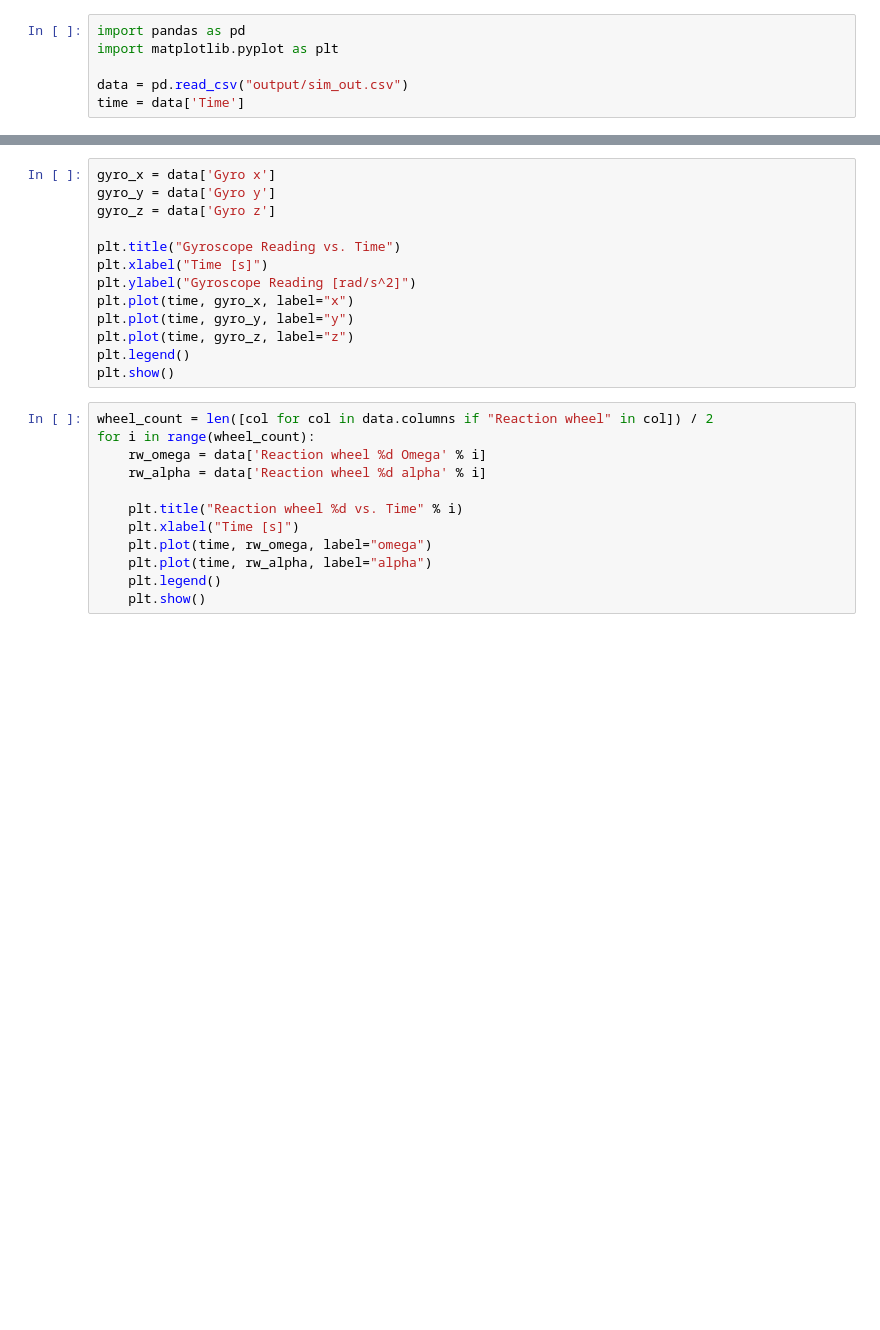
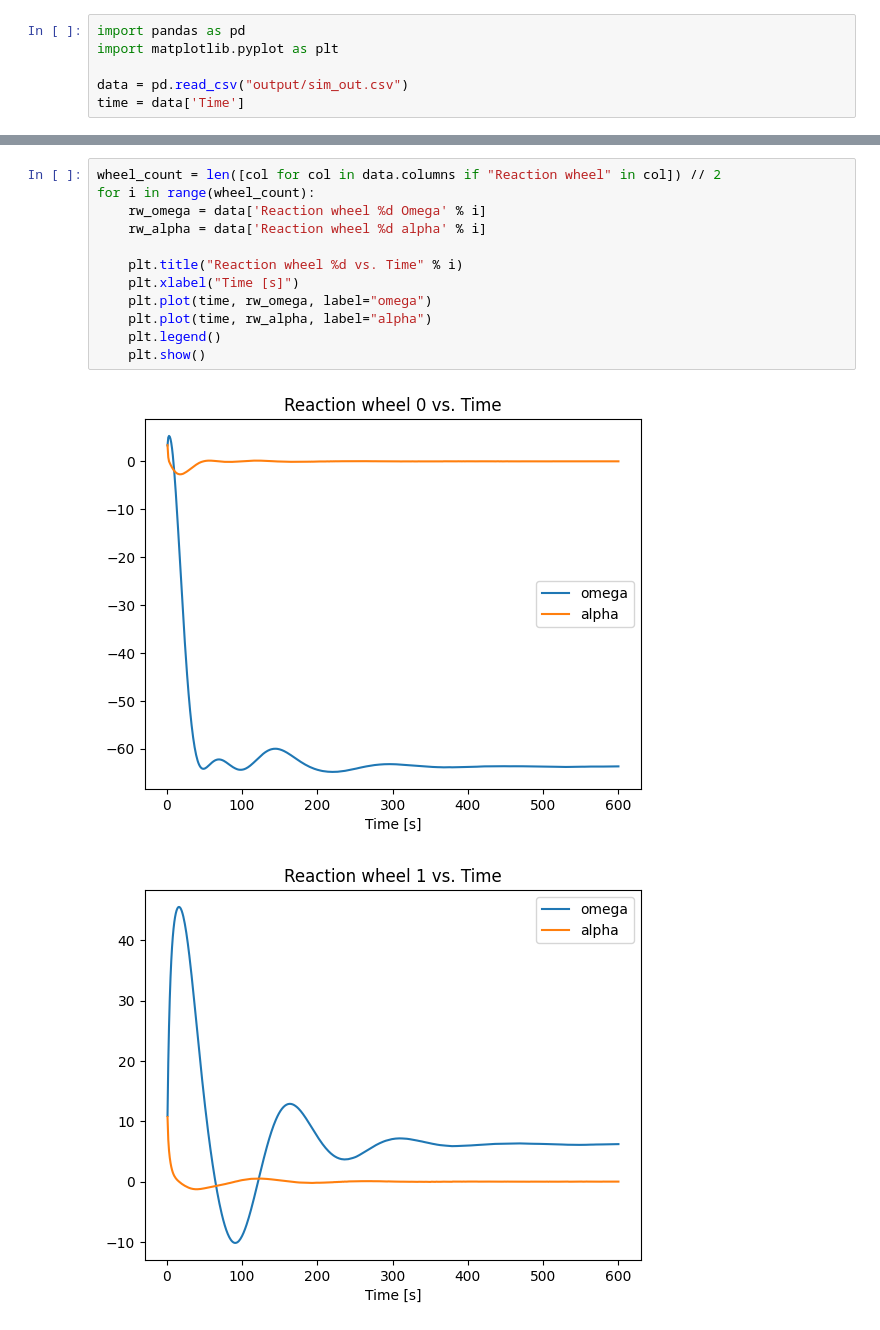
Before and after one commit to queens-satellite-team/adcs, a Jupyter notebook: csdc-6/adcs-simulation/cpp/visualization.ipynb, the cells around one changed output, grey strips where cells are left out. Saved outputs shown, nothing was run; the diff lists cells and outputs as text; blank space fills up the shorter version.

```diff
--- a/csdc-6/adcs-simulation/cpp/visualization.ipynb
+++ b/csdc-6/adcs-simulation/cpp/visualization.ipynb
@@ -59,25 +67,15 @@ plt.show()
-# %%
-gyro_x = data['Gyro x']
-gyro_y = data['Gyro y']
-gyro_z = data['Gyro z']
-
-plt.title("Gyroscope Reading vs. Time")
-plt.xlabel("Time [s]")
-plt.ylabel("Gyroscope Reading [rad/s^2]")
-plt.plot(time, gyro_x, label="x")
-plt.plot(time, gyro_y, label="y")
-plt.plot(time, gyro_z, label="z")
-plt.legend()
-plt.show()
 # %%
-wheel_count = len([col for col in data.columns if "Reaction wheel" in col]) / 2
+wheel_count = len([col for col in data.columns if "Reaction wheel" in col]) // 2
 for i in range(wheel_count):
     rw_omega = data['Reaction wheel %d Omega' % i]
     rw_alpha = data['Reaction wheel %d alpha' % i]
 
     plt.title("Reaction wheel %d vs. Time" % i)
     plt.xlabel("Time [s]")
     plt.plot(time, rw_omega, label="omega")
     plt.plot(time, rw_alpha, label="alpha")
     plt.legend()
     plt.show()
+# %% [output]
+[figure, added]
+[figure, added]
```
Also changed, not shown: parts of 5 cells of this notebook, 2 other files.
